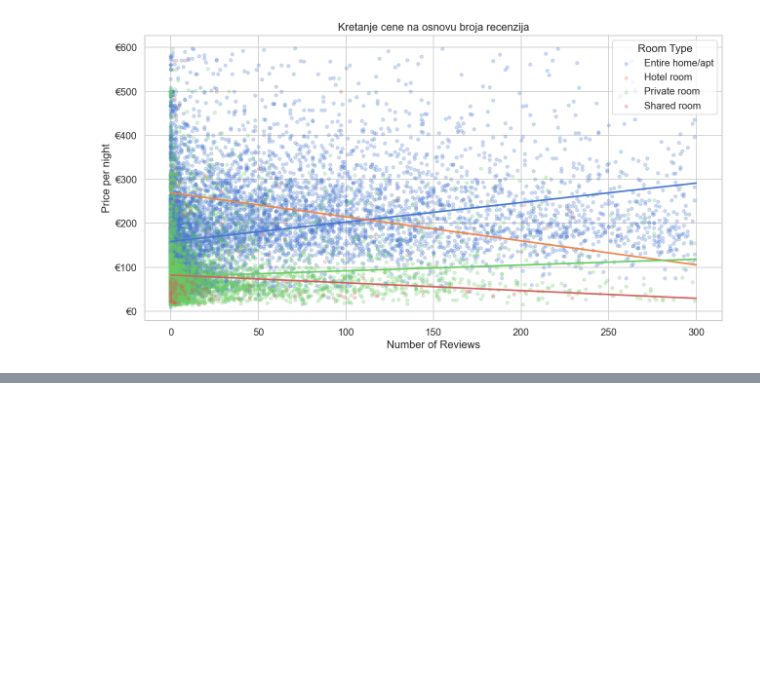
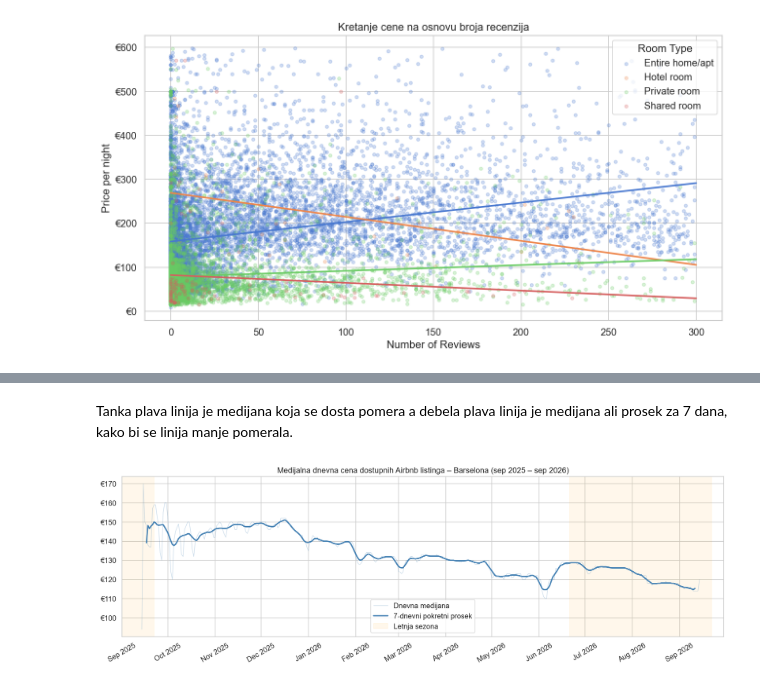
Before and after one commit to DusanVukovic3/SezonalnostAirBnB_Barselona, a Jupyter notebook: price_analysis.ipynb, the cells around one changed output, grey strips where cells are left out. Drawn from its saved outputs; the diff is of its cells as text; code cells hidden in the pictures; blank space fills up the shorter version.

```diff
--- a/price_analysis.ipynb
+++ b/price_analysis.ipynb
@@ -342,0 +386,30 @@ plt.show()
+# %% [markdown]
+Tanka plava linija je medijana koja se dosta pomera a debela plava linija je medijana ali prosek za 7 dana, kako bi se linija manje pomerala.
+# %%
+fig, ax = plt.subplots(figsize=(15, 5))
+
+ax.plot(daily['date'], daily['median_price'],
+        color='steelblue', alpha=0.3, linewidth=0.8, label='Dnevna medijana')
+
+ax.plot(daily['date'], daily['rolling_7d'],
+        color='steelblue', linewidth=2.2, label='7-dnevni pokretni prosek')
+
+# Bojimo leto
+for year in daily['date'].dt.year.unique():
+    ax.axvspan(pd.Timestamp(f'{year}-06-21'), pd.Timestamp(f'{year}-09-22'),
+               alpha=0.08, color='orange', label='Letnja sezona' if year == daily['date'].dt.year.min() else '')
+
+ax.set_xlim(pd.Timestamp('2025-09-01'), pd.Timestamp('2026-09-30'))
+
+ax.set_title('Medijalna dnevna cena dostupnih Airbnb listinga – Barselona (sep 2025 – sep 2026)')
+ax.set_xlabel('')
+ax.set_ylabel('')
+ax.yaxis.set_major_formatter(mticker.FormatStrFormatter('€%g'))
+ax.xaxis.set_major_locator(mdates.MonthLocator())
+ax.xaxis.set_major_formatter(mdates.DateFormatter('%b %Y'))
+ax.tick_params(axis='x', rotation=30)
+ax.legend()
+plt.tight_layout()
+plt.show()
+# %% [output]
+[figure, added]
```
Also changed, not shown: parts of 5 cells of this notebook.
